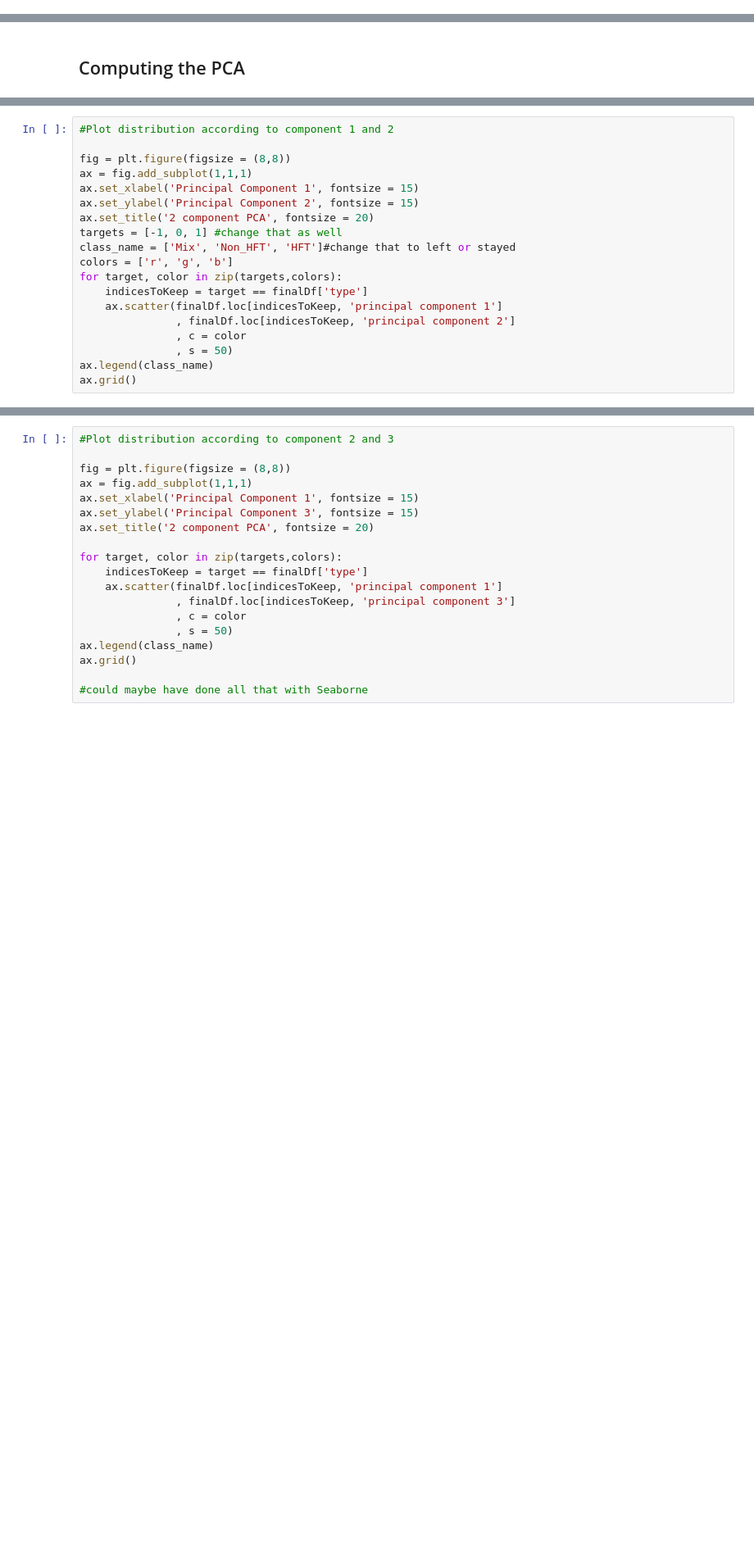
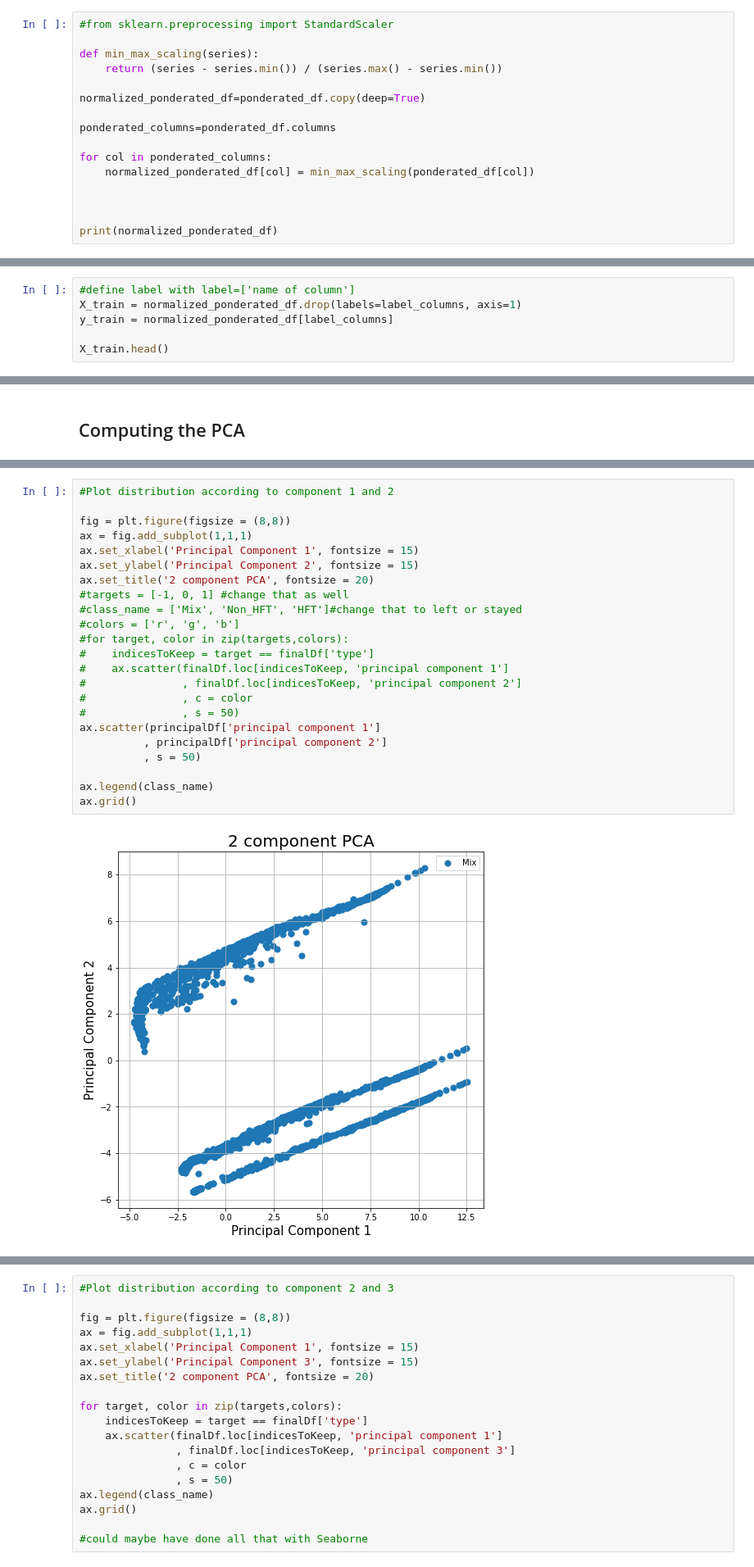
Before and after one commit to Learningchipmunk/CANDEV2022_Mobilit-, a Jupyter notebook: Ponderation-Normalization-PCA.ipynb, the cells around one changed output, grey strips where cells are left out. Shown at 82% size. Drawn from its saved outputs; the diff is of its cells as text; blank space fills up the shorter version.

```diff
--- a/Ponderation-Normalization-PCA.ipynb
+++ b/Ponderation-Normalization-PCA.ipynb
@@ -46,0 +119,16 @@ Changer les colonnes ANSWERi dans un nouveau df pondéré
+# %%
+#from sklearn.preprocessing import StandardScaler
+
+def min_max_scaling(series):
+    return (series - series.min()) / (series.max() - series.min())
+
+normalized_ponderated_df=ponderated_df.copy(deep=True)
+
+ponderated_columns=ponderated_df.columns
+
+for col in ponderated_columns:
+    normalized_ponderated_df[col] = min_max_scaling(ponderated_df[col])
+
+
+
+print(normalized_ponderated_df)
@@ -56,0 +155,6 @@ X_train.head()
+# %%
+#define label with label=['name of column']
+X_train = normalized_ponderated_df.drop(labels=label_columns, axis=1)
+y_train = normalized_ponderated_df[label_columns]
+
+X_train.head()
@@ -76,22 +216,28 @@ finalDf
 # %%
 #Plot distribution according to component 1 and 2
 
 fig = plt.figure(figsize = (8,8))
 ax = fig.add_subplot(1,1,1)
 ax.set_xlabel('Principal Component 1', fontsize = 15)
 ax.set_ylabel('Principal Component 2', fontsize = 15)
 ax.set_title('2 component PCA', fontsize = 20)
-targets = [-1, 0, 1] #change that as well
-class_name = ['Mix', 'Non_HFT', 'HFT']#change that to left or stayed
-colors = ['r', 'g', 'b']
-for target, color in zip(targets,colors):
-    indicesToKeep = target == finalDf['type']
-    ax.scatter(finalDf.loc[indicesToKeep, 'principal component 1']
-               , finalDf.loc[indicesToKeep, 'principal component 2']
-               , c = color
-               , s = 50)
+#targets = [-1, 0, 1] #change that as well
+#class_name = ['Mix', 'Non_HFT', 'HFT']#change that to left or stayed
+#colors = ['r', 'g', 'b']
+#for target, color in zip(targets,colors):
+#    indicesToKeep = target == finalDf['type']
+#    ax.scatter(finalDf.loc[indicesToKeep, 'principal component 1']
+#               , finalDf.loc[indicesToKeep, 'principal component 2']
+#               , c = color
+#               , s = 50)
+ax.scatter(principalDf['principal component 1']
+          , principalDf['principal component 2']
+          , s = 50)
+
 ax.legend(class_name)
 ax.grid()
+# %% [output]
+[figure, added]
 # %%
 #Plot distribution according to component 2 and 3
 
```
Also changed, not shown: parts of 17 cells of this notebook.
